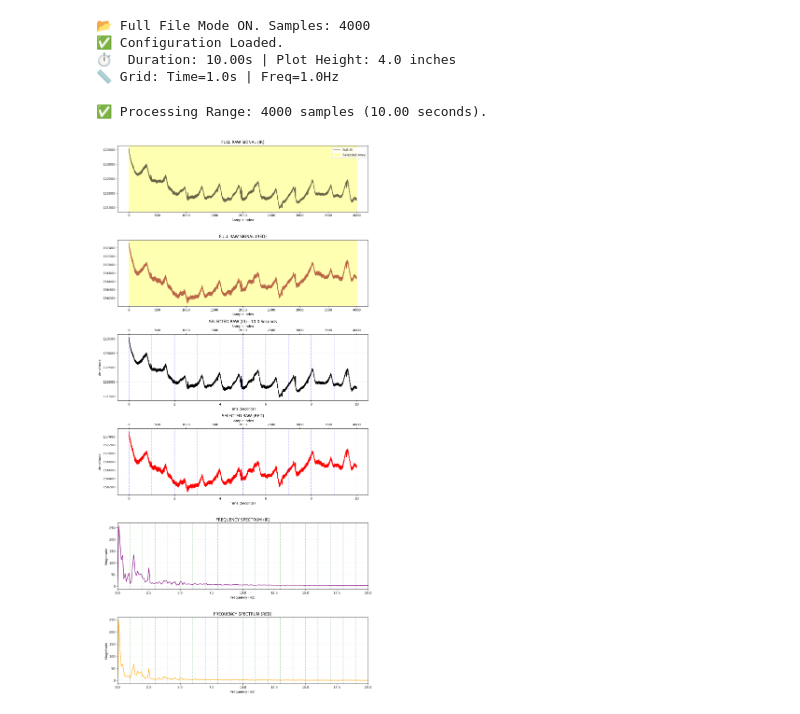
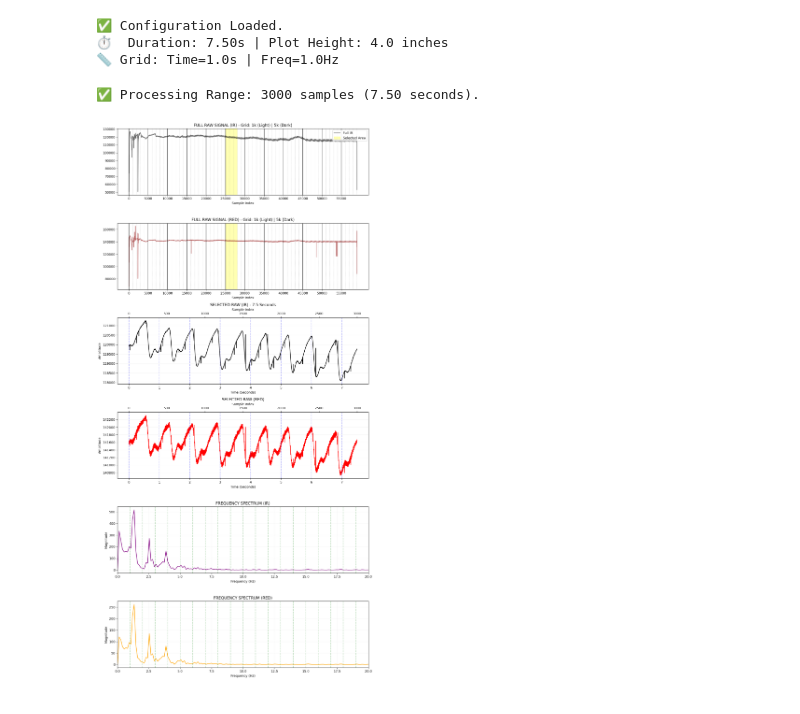
Before and after one commit to AhamedRaafiq/GlucoSense_FYP, a Jupyter notebook: 04_Python_Signal_Processing_Pipeline/Filters_Normalization_SignalQualityCheck.ipynb, the cells around one changed output. Saved outputs shown, nothing was run; the diff lists cells and outputs as text; code cells hidden in the pictures.

```diff
--- a/04_Python_Signal_Processing_Pipeline/Filters_Normalization_SignalQualityCheck.ipynb
+++ b/04_Python_Signal_Processing_Pipeline/Filters_Normalization_SignalQualityCheck.ipynb
@@ -10,13 +10,13 @@ import matplotlib.pyplot as plt
 # ==========================================
 
 # 1. File & Device Settings
-FILENAME      = r'C:\Users\DELL\Documents\GitHub\fyp\05_Data_Storage\Windowed\raafiq_U08\raafiq_U08_Win0.csv'
+FILENAME      = r'C:\Users\DELL\Documents\GitHub\fyp\05_Data_Storage\Normal_PPG_Only_Data_Set_For_Practice\raafiqtest2.csv'
 FS            = 400.0
-USE_FULL_FILE = True                 # ⚡ Set True to process the whole CSV
+USE_FULL_FILE = False                 # ⚡ Set True to process the whole CSV
 
 # 2. ✂️ DATA SELECTION
-SAMPLE_START  = 0
-SAMPLE_END    = 2000
+SAMPLE_START  = 25000
+SAMPLE_END    = 28000
 
 # 3. Plotting Settings (NEW!)
 SUBPLOT_HEIGHT              = 4.0   # Height of EACH individual graph (Inches)
@@ -45,7 +45,7 @@ HP_CUTOFF     = 0.5
 HP_ORDER      = 4
 
 # --- Savitzky-Golay Smoothing ---
-SG_ENABLE     = True
+SG_ENABLE     = False
 SG_WINDOW     = 31
 SG_POLY       = 3
 
@@ -95,9 +95,8 @@ print("✅ Configuration Loaded.")
 print(f"⏱️  Duration: {plot_time:.2f}s | Plot Height: {SUBPLOT_HEIGHT} inches")
 print(f"📏 Grid: Time={TIME_VERTICAL_LINE_INTERVAL}s | Freq={FREQ_VERTICAL_LINE_INTERVAL}Hz")
 # %% [output]
-📂 Full File Mode ON. Samples: 4000
 ✅ Configuration Loaded.
-⏱️  Duration: 10.00s | Plot Height: 4.0 inches
+⏱️  Duration: 7.50s | Plot Height: 4.0 inches
 📏 Grid: Time=1.0s | Freq=1.0Hz
 # %%
 # ==========================================
@@ -157,14 +156,32 @@ else:
     # --- PLOT 1: FULL Data (IR) ---
     axes[0].plot(full_clean_df['IR'].values, color='black', alpha=0.6, label='Full IR')
     axes[0].axvspan(SAMPLE_START, SAMPLE_END, color='yellow', alpha=0.3, label='Selected Area')
-    axes[0].set_title('FULL RAW SIGNAL (IR)')
+
+    # NEW: Multi-level Grid & Labeling (Every 5000 and 1000)
+    for x in range(0, len(full_clean_df), 1000):
+        if x % 5000 == 0:
+            axes[0].axvline(x=x, color='black', linestyle='-', linewidth=1.2, alpha=0.8) # Dark line
+        else:
+            axes[0].axvline(x=x, color='gray', linestyle='--', linewidth=0.5, alpha=0.5) # Light line
+
+    axes[0].set_xticks(np.arange(0, len(full_clean_df), 5000)) # X-labeling every 5000
+    axes[0].set_title('FULL RAW SIGNAL (IR) - Grid: 1k (Light) | 5k (Dark)')
     axes[0].set_xlabel('Sample Index')
     axes[0].legend(loc='upper right')
 
     # --- PLOT 2: FULL Data (RED) ---
     axes[1].plot(full_clean_df['RED'].values, color='darkred', alpha=0.6, label='Full RED')
     axes[1].axvspan(SAMPLE_START, SAMPLE_END, color='yellow', alpha=0.3)
-    axes[1].set_title('FULL RAW SIGNAL (RED)')
+
+    # NEW: Multi-level Grid & Labeling (Every 5000 and 1000)
+    for x in range(0, len(full_clean_df), 1000):
+        if x % 5000 == 0:
+            axes[1].axvline(x=x, color='black', linestyle='-', linewidth=1.2, alpha=0.8) # Dark line
+        else:
+            axes[1].axvline(x=x, color='gray', linestyle='--', linewidth=0.5, alpha=0.5) # Light line
+
+    axes[1].set_xticks(np.arange(0, len(full_clean_df), 5000)) # X-labeling every 5000
+    axes[1].set_title('FULL RAW SIGNAL (RED) - Grid: 1k (Light) | 5k (Dark)')
     axes[1].set_xlabel('Sample Index')
 
     # --- PLOT 3: SELECTED IR (Time Axis) ---
@@ -193,36 +210,35 @@ else:
                 ax.axvline(x=sec, color='blue', linestyle='--', alpha=0.3)
             ax.grid(True, which='both', linestyle='-', alpha=0.1)
 
     # --- PLOT 5: FFT IR ---
     xf_ir, yf_ir = compute_fft(selected_df['IR'].values - np.mean(selected_df['IR'].values), FS)
     axes[4].plot(xf_ir, yf_ir, color='purple')
     axes[4].set_title('FREQUENCY SPECTRUM (IR)')
     axes[4].set_ylabel('Magnitude')
     axes[4].set_xlabel('Frequency (Hz)')
     axes[4].set_xlim(0, 20)
 
     # --- PLOT 6: FFT RED ---
     xf_red, yf_red = compute_fft(selected_df['RED'].values - np.mean(selected_df['RED'].values), FS)
     axes[5].plot(xf_red, yf_red, color='orange')
     axes[5].set_title('FREQUENCY SPECTRUM (RED)')
     axes[5].set_ylabel('Magnitude')
     axes[5].set_xlabel('Frequency (Hz)')
     axes[5].set_xlim(0, 20)
 
     # --- FREQUENCY VERTICAL LINES ---
     if FREQ_VERTICAL_LINE_INTERVAL > 0:
-        # Generate grid: 0, 1.0, 2.0 ... up to 20Hz (since we set limit to 20)
         grid_freqs = np.arange(0, 20, FREQ_VERTICAL_LINE_INTERVAL)
         for ax in [axes[4], axes[5]]:
             for freq in grid_freqs:
                 ax.axvline(x=freq, color='green', linestyle='--', alpha=0.3)
             ax.grid(True, which='both', linestyle='-', alpha=0.1)
 
     plt.tight_layout()
     plt.show()
 # %% [output]
-✅ Processing Range: 4000 samples (10.00 seconds).
+✅ Processing Range: 3000 samples (7.50 seconds).
-[figure, old version]
+[figure, new version]
 # %%
 # ==========================================
 # ⚙️ STEP 3: SPIKE REMOVAL (TIME + FREQ)
```
Also changed, not shown: parts of 12 cells of this notebook, 2 other files.
